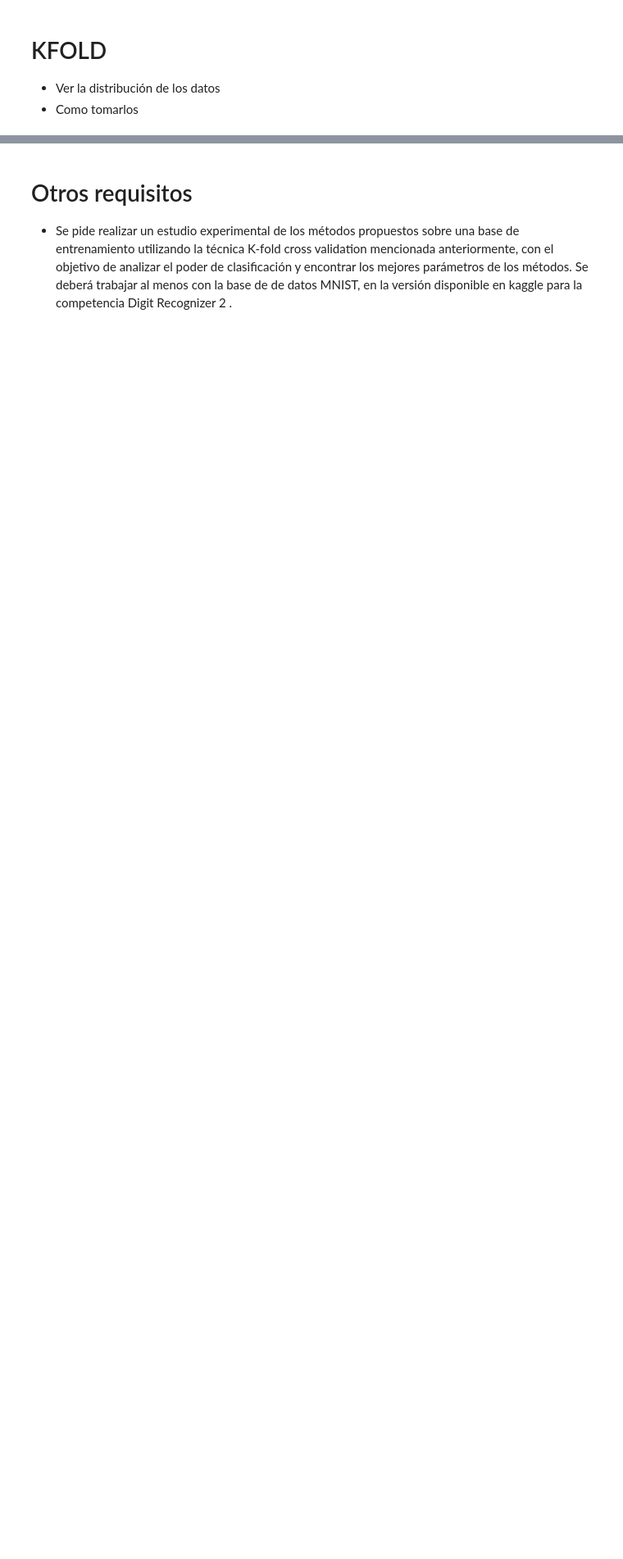
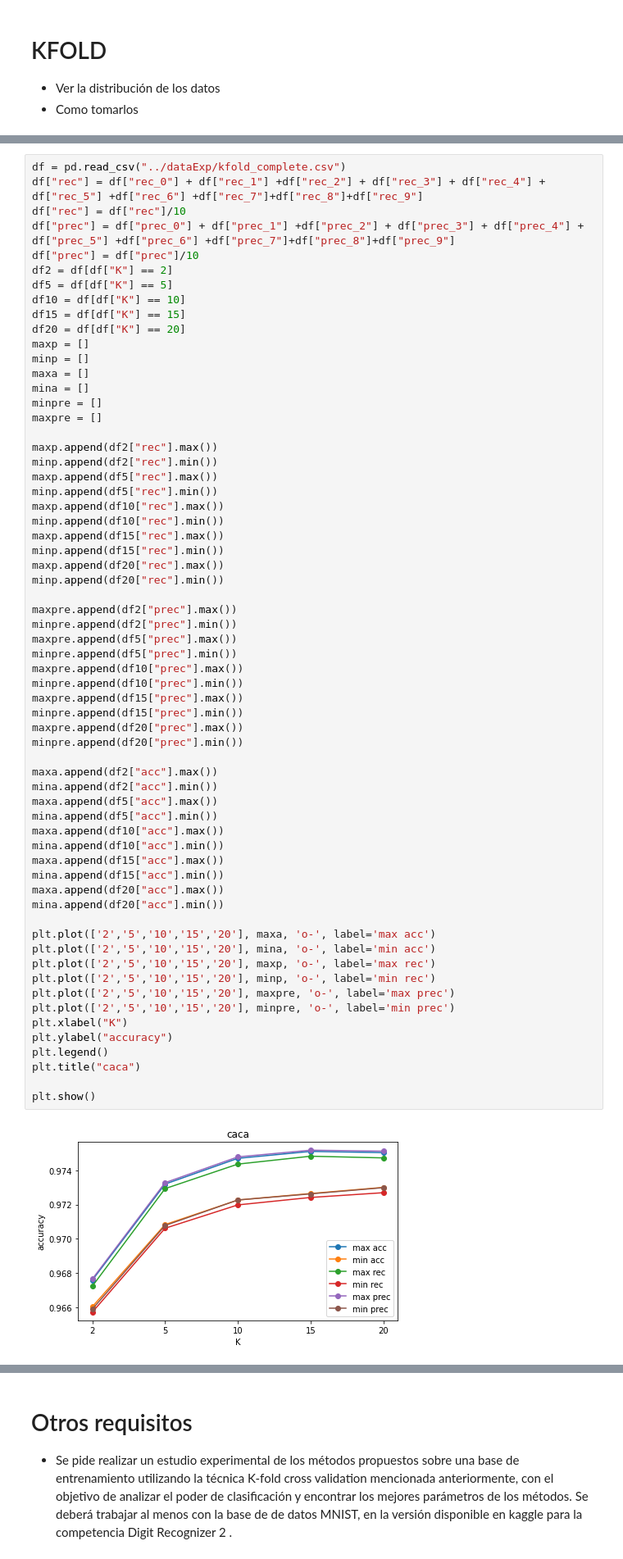
Before and after one commit to ddrenteria/MNtp2, a Jupyter notebook: metnum-tp2-1C2021/tp2-alu/tp2/notebooks/main.ipynb, the cells around one changed output, grey strips where cells are left out. Shown at 82% size. Drawn from its saved outputs; the diff is of its cells as text; blank space fills up the shorter version.

```diff
--- a/metnum-tp2-1C2021/tp2-alu/tp2/notebooks/main.ipynb
+++ b/metnum-tp2-1C2021/tp2-alu/tp2/notebooks/main.ipynb
@@ -1503,0 +1649,65 @@ TypeError: Mismatch between array dtype ('<U113') and format specifier ('%.18e,%
+# %%
+df = pd.read_csv("../dataExp/kfold_complete.csv")
+df["rec"] = df["rec_0"] + df["rec_1"] +df["rec_2"] + df["rec_3"] + df["rec_4"] + df["rec_5"] +df["rec_6"] +df["rec_7"]+df["rec_8"]+df["rec_9"]
+df["rec"] = df["rec"]/10
+df["prec"] = df["prec_0"] + df["prec_1"] +df["prec_2"] + df["prec_3"] + df["prec_4"] + df["prec_5"] +df["prec_6"] +df["prec_7"]+df["prec_8"]+df["prec_9"]
+df["prec"] = df["prec"]/10
+df2 = df[df["K"] == 2]
+df5 = df[df["K"] == 5]
+df10 = df[df["K"] == 10]
+df15 = df[df["K"] == 15]
+df20 = df[df["K"] == 20]
+maxp = []
+minp = []
+maxa = []
+mina = []
+minpre = []
+maxpre = []
+
+maxp.append(df2["rec"].max())
+minp.append(df2["rec"].min())
+maxp.append(df5["rec"].max())
+minp.append(df5["rec"].min())
+maxp.append(df10["rec"].max())
+minp.append(df10["rec"].min())
+maxp.append(df15["rec"].max())
+minp.append(df15["rec"].min())
+maxp.append(df20["rec"].max())
+minp.append(df20["rec"].min())
+
+maxpre.append(df2["prec"].max())
+minpre.append(df2["prec"].min())
+maxpre.append(df5["prec"].max())
+minpre.append(df5["prec"].min())
+maxpre.append(df10["prec"].max())
+minpre.append(df10["prec"].min())
+maxpre.append(df15["prec"].max())
+minpre.append(df15["prec"].min())
+maxpre.append(df20["prec"].max())
+minpre.append(df20["prec"].min())
+
+maxa.append(df2["acc"].max())
+mina.append(df2["acc"].min())
+maxa.append(df5["acc"].max())
+mina.append(df5["acc"].min())
+maxa.append(df10["acc"].max())
+mina.append(df10["acc"].min())
+maxa.append(df15["acc"].max())
+mina.append(df15["acc"].min())
+maxa.append(df20["acc"].max())
+mina.append(df20["acc"].min())
+
+plt.plot(['2','5','10','15','20'], maxa, 'o-', label='max acc')
+plt.plot(['2','5','10','15','20'], mina, 'o-', label='min acc')
+plt.plot(['2','5','10','15','20'], maxp, 'o-', label='max rec')
+plt.plot(['2','5','10','15','20'], minp, 'o-', label='min rec')
+plt.plot(['2','5','10','15','20'], maxpre, 'o-', label='max prec')
+plt.plot(['2','5','10','15','20'], minpre, 'o-', label='min prec')
+plt.xlabel("K")
+plt.ylabel("accuracy")
+plt.legend()
+plt.title("caca")
+
+plt.show()
+# %% [output]
+[figure, added]
```
Also changed, not shown: parts of 20 cells of this notebook, 15 other files.
